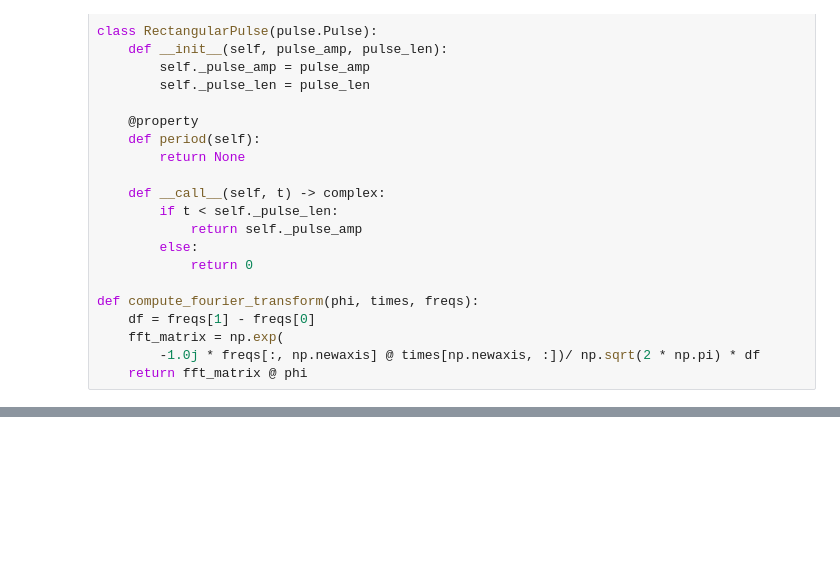
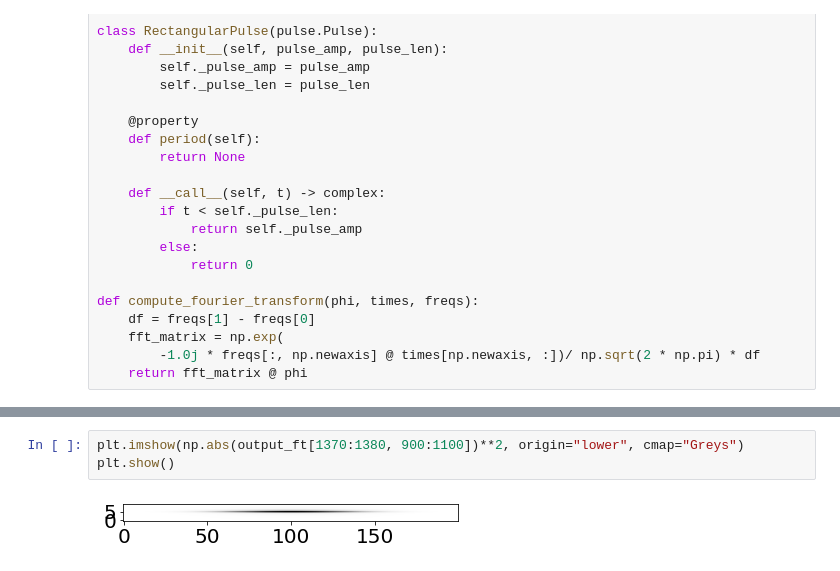
Before and after one commit to rahultrivedi1995/oqs_scattering, a Jupyter notebook: Coherent Drive - Two Photon.ipynb, the cells around one changed output, grey strips where cells are left out. Drawn from its saved outputs; the diff is of its cells as text; blank space fills up the shorter version.

```diff
--- a/Coherent Drive - Two Photon.ipynb
+++ b/Coherent Drive - Two Photon.ipynb
@@ -156,0 +182,5 @@ plt.show()
+# %%
+plt.imshow(np.abs(output_ft[1370:1380, 900:1100])**2, origin="lower", cmap="Greys")
+plt.show()
+# %% [output]
+[figure, added]
```
Also changed, not shown: parts of 17 cells of this notebook, 7 other files.
